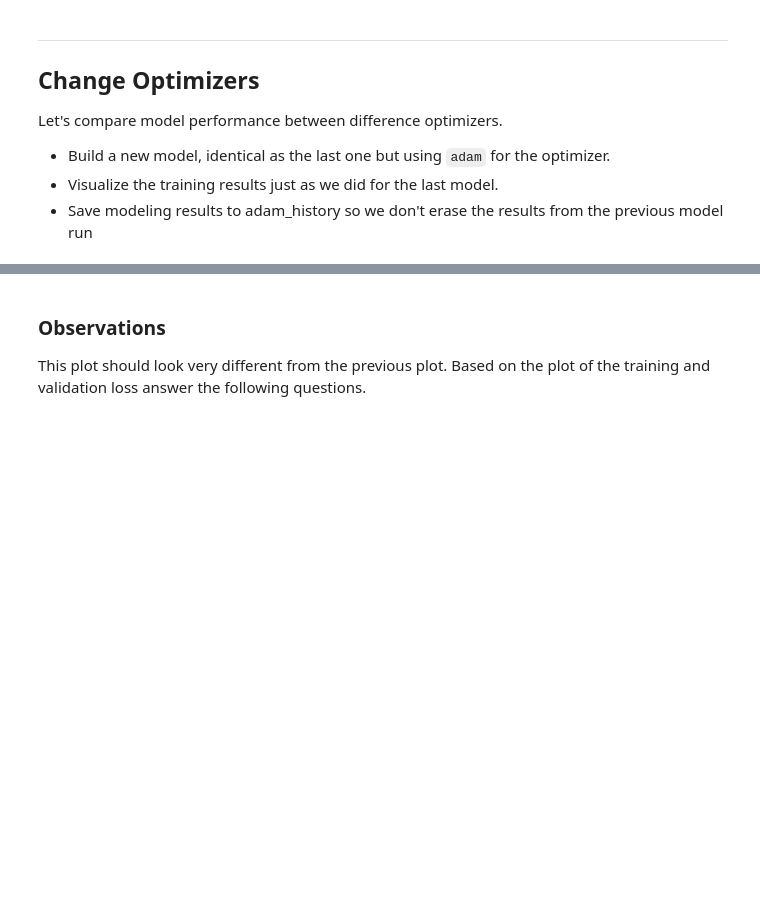
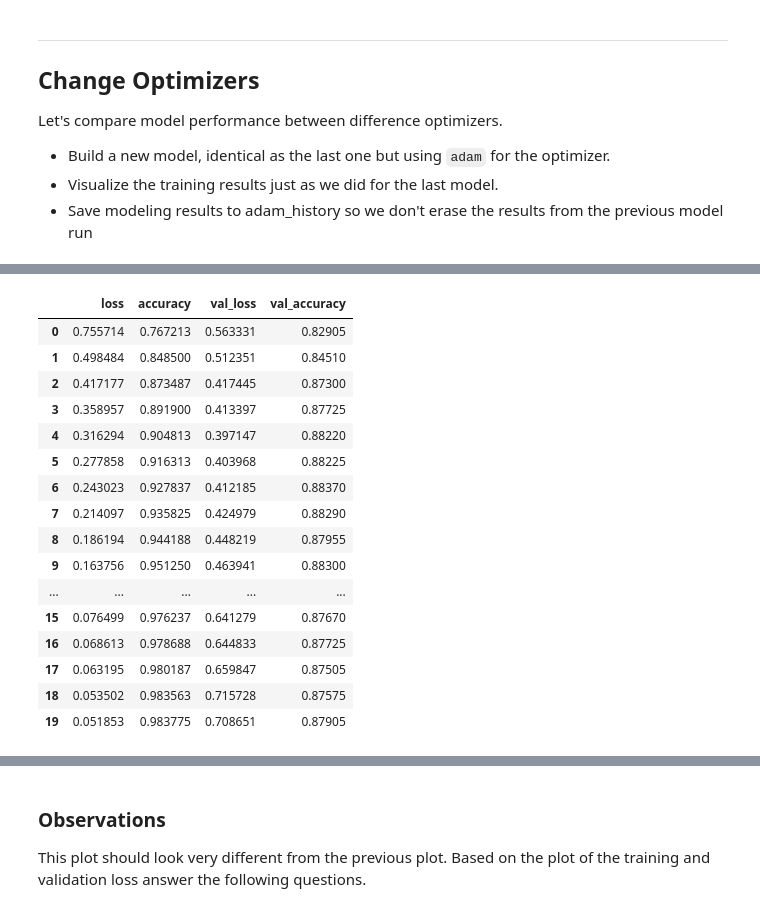
Before and after one commit to rhiag/DS-Unit-4-Sprint-2-Neural-Networks, a Jupyter notebook: module1-Architect/LS_DS_421_Architect_Assignment.ipynb, the cells around one changed output, grey strips where cells are left out. Cells and saved outputs as stored; diff of their text form; code cells hidden in the pictures; blank space fills up the shorter version.

```diff
--- a/module1-Architect/LS_DS_421_Architect_Assignment.ipynb
+++ b/module1-Architect/LS_DS_421_Architect_Assignment.ipynb
@@ -265,3 +277,29 @@ raise NotImplementedError()
+# %%
+# train same model as above but use sgd if you used adam previously ( or use adam if you used sgd previously)
+# instantiate a sequential object and call it model, then add layers to your model
+model = Sequential()
+
+# add a compile layer but don't fit your model yet
+# Adding h1
+model.add(Dense(500,
+                activation="sigmoid",input_dim=input_dim))
+
+#Adding h2
+model.add(Dense(250,
+                activation="sigmoid"))
+
+#Adding h3
+model.add(Dense(100,
+                activation="sigmoid"))
+
+#Adding output layer
+model.add(Dense(n_output_nodels,
+                activation = "softmax"))
+
+#Adding compile layer
+model.compile(optimizer='adam',
+              loss='sparse_categorical_crossentropy',
+              metrics=['accuracy'])
 # %%
 # a check that we're using the correct optimizer in this model
 opt_name = model.optimizer.get_config()["name"]
@@ -271,0 +332,21 @@ raise NotImplementedError()
+# %%
+df = pd.DataFrame(history.history)
+df
+# %% [output]
+|  | loss | accuracy | val_loss | val_accuracy |
+| 0 | 0.755714 | 0.767213 | 0.563331 | 0.82905 |
+| 1 | 0.498484 | 0.848500 | 0.512351 | 0.84510 |
+| 2 | 0.417177 | 0.873487 | 0.417445 | 0.87300 |
+| 3 | 0.358957 | 0.891900 | 0.413397 | 0.87725 |
+| 4 | 0.316294 | 0.904813 | 0.397147 | 0.88220 |
+| 5 | 0.277858 | 0.916313 | 0.403968 | 0.88225 |
+| 6 | 0.243023 | 0.927837 | 0.412185 | 0.88370 |
+| 7 | 0.214097 | 0.935825 | 0.424979 | 0.88290 |
+| 8 | 0.186194 | 0.944188 | 0.448219 | 0.87955 |
+| 9 | 0.163756 | 0.951250 | 0.463941 | 0.88300 |
+| ... | ... | ... | ... | ... |
+| 15 | 0.076499 | 0.976237 | 0.641279 | 0.87670 |
+| 16 | 0.068613 | 0.978688 | 0.644833 | 0.87725 |
+| 17 | 0.063195 | 0.980187 | 0.659847 | 0.87505 |
+| 18 | 0.053502 | 0.983563 | 0.715728 | 0.87575 |
+| 19 | 0.051853 | 0.983775 | 0.708651 | 0.87905 |
```
Also changed, not shown: parts of 21 cells of this notebook, 18 other files.
